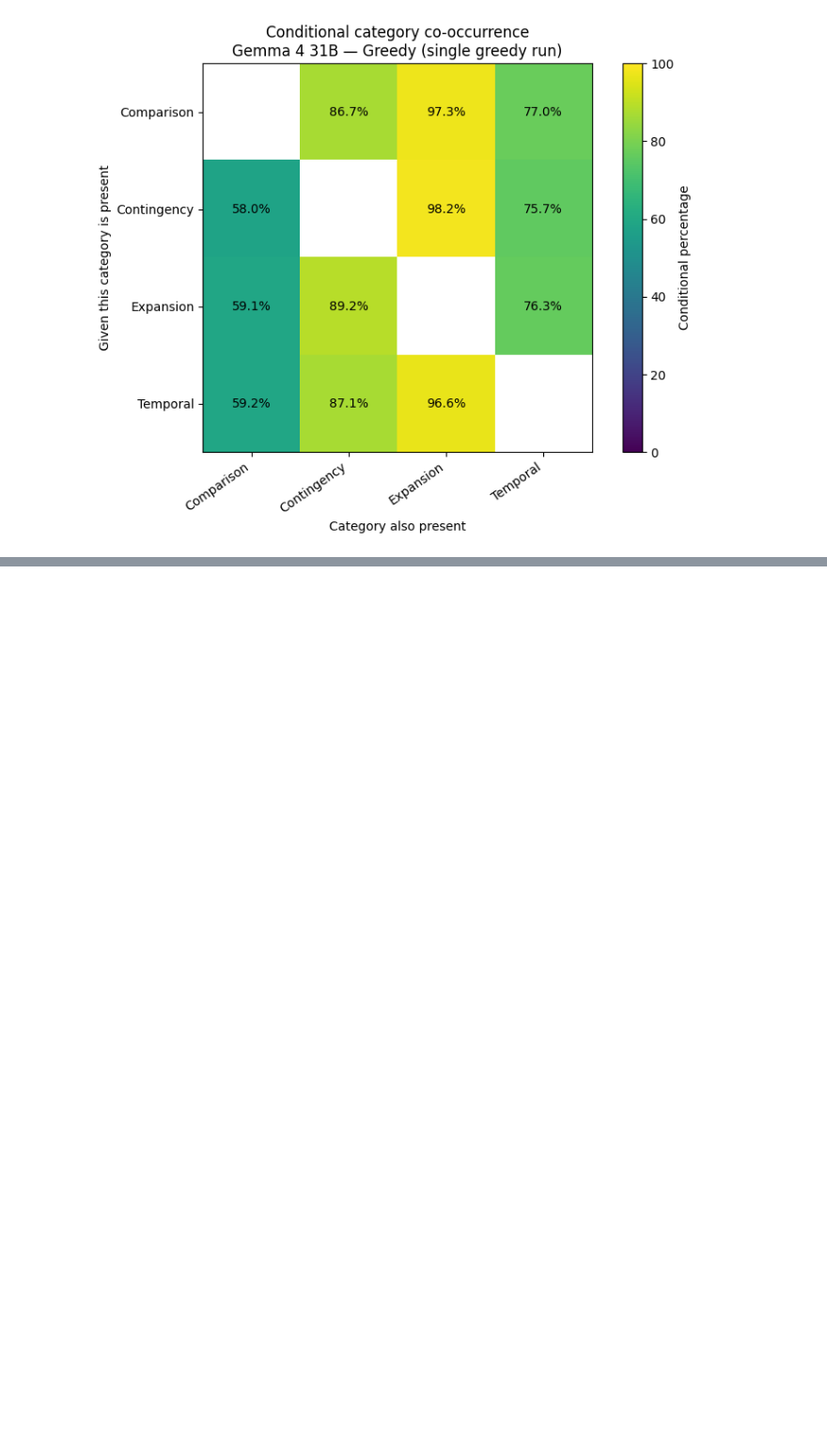
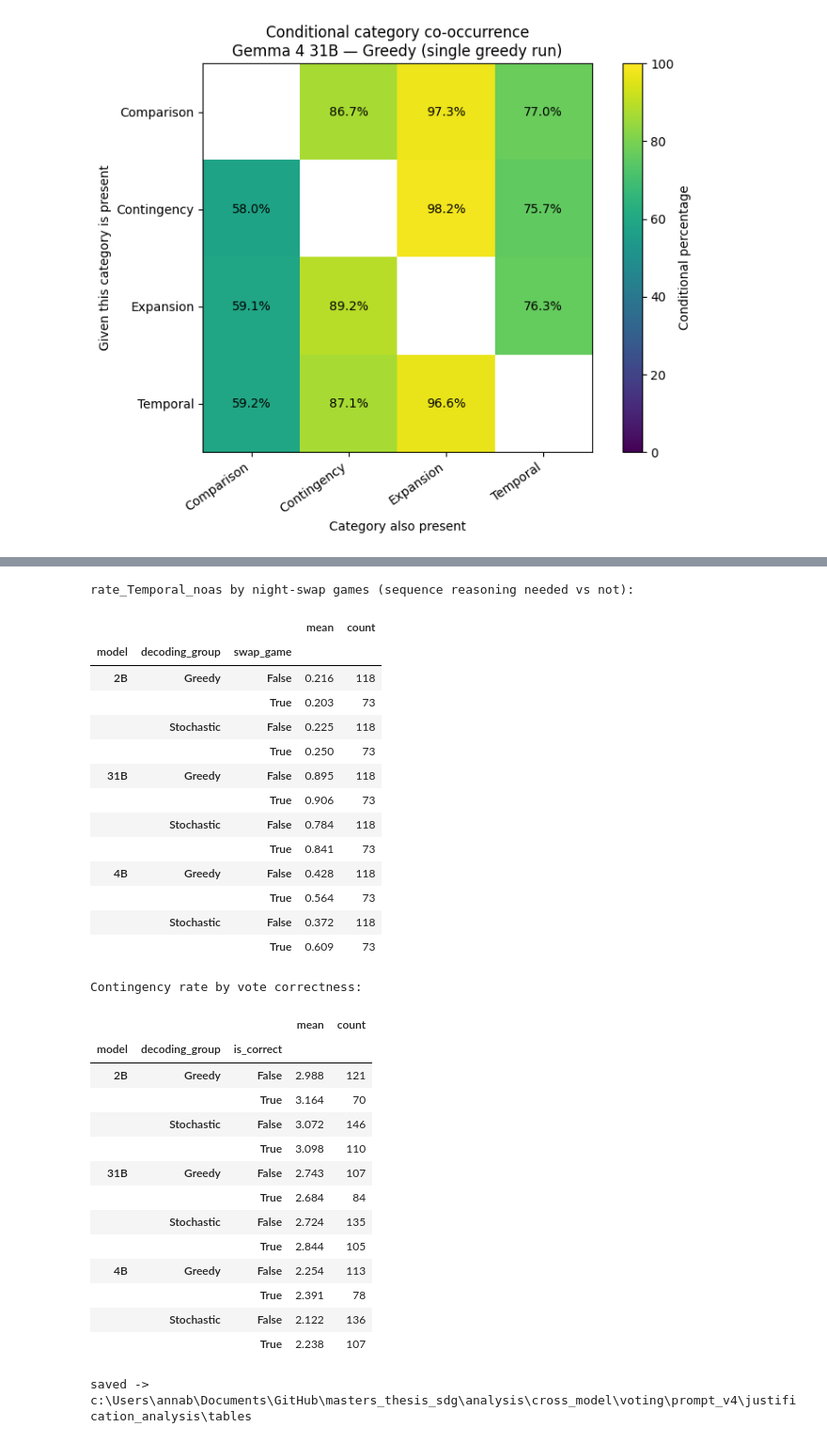
Before and after one commit to abriotto/masters_thesis_sdg, a Jupyter notebook: notebooks/04_justification_analysis/1_dimlex_justification_analysis.ipynb, the cells around one changed output, grey strips where cells are left out. Shown at 94% size. Cells and saved outputs as stored; diff of their text form; code cells hidden in the pictures; blank space fills up the shorter version.

```diff
--- a/notebooks/04_justification_analysis/dimlex_justification_analysis.ipynb
+++ b/notebooks/04_justification_analysis/1_dimlex_justification_analysis.ipynb
@@ -2702,0 +2843,55 @@ for model_name in MODEL_ORDER:
+# %%
+
+# --- EXT 3: conditioned comparisons + save ---
+if "Temporal" in CATS:
+    tcol = "rate_Temporal_noas" if "rate_Temporal_noas" in _J.columns else "rate_Temporal"
+    tmp = _J.groupby(["model","decoding_group","swap_game","game_id"])[tcol].mean() \
+            .groupby(["model","decoding_group","swap_game"]).agg(["mean","count"]).round(3)
+    print(f"{tcol} by night-swap games (sequence reasoning needed vs not):"); display(tmp)
+if "Contingency" in CATS and "is_correct" in _J.columns:
+    sub = _J[_J["is_correct"].notna()]
+    cg = sub.groupby(["model","decoding_group","is_correct","game_id"])["rate_Contingency"].mean() \
+            .groupby(["model","decoding_group","is_correct"]).agg(["mean","count"]).round(3)
+    print("Contingency rate by vote correctness:"); display(cg)
+
+_OUT = _AN / "cross_model" / "voting" / "prompt_v4" / "justification_analysis" / "tables"
+_OUT.mkdir(parents=True, exist_ok=True)
+norm_rates.to_csv(_OUT / "normalized_marker_rates_per100w.csv")
+if "rate_Temporal_noas" in _J.columns:
+    t.to_csv(_OUT / "temporal_as_sensitivity.csv")
+    tmp.to_csv(_OUT / "temporal_by_swap_games.csv")
+if "Contingency" in CATS:
+    cg.to_csv(_OUT / "contingency_by_correctness.csv")
+print("saved ->", _OUT)
+# %% [output]
+rate_Temporal_noas by night-swap games (sequence reasoning needed vs not):
+|  |  |  | mean | count |
+| model | decoding_group | swap_game |  |  |
+| 2B | Greedy | False | 0.216 | 118 |
+|  |  | True | 0.203 | 73 |
+|  | Stochastic | False | 0.225 | 118 |
+|  |  | True | 0.250 | 73 |
+| 31B | Greedy | False | 0.895 | 118 |
+|  |  | True | 0.906 | 73 |
+|  | Stochastic | False | 0.784 | 118 |
+|  |  | True | 0.841 | 73 |
+| 4B | Greedy | False | 0.428 | 118 |
+|  |  | True | 0.564 | 73 |
+|  | Stochastic | False | 0.372 | 118 |
+|  |  | True | 0.609 | 73 |
+Contingency rate by vote correctness:
+|  |  |  | mean | count |
+| model | decoding_group | is_correct |  |  |
+| 2B | Greedy | False | 2.988 | 121 |
+|  |  | True | 3.164 | 70 |
+|  | Stochastic | False | 3.072 | 146 |
+|  |  | True | 3.098 | 110 |
+| 31B | Greedy | False | 2.743 | 107 |
+|  |  | True | 2.684 | 84 |
+|  | Stochastic | False | 2.724 | 135 |
+|  |  | True | 2.844 | 105 |
+| 4B | Greedy | False | 2.254 | 113 |
+|  |  | True | 2.391 | 78 |
+|  | Stochastic | False | 2.122 | 136 |
+|  |  | True | 2.238 | 107 |
+saved -> c:\Users\annab\Documents\GitHub\masters_thesis_sdg\analysis\cross_model\voting\prompt_v4\justification_analysis\tables
```
Also changed, not shown: parts of 7 cells of this notebook, 54 other files.
